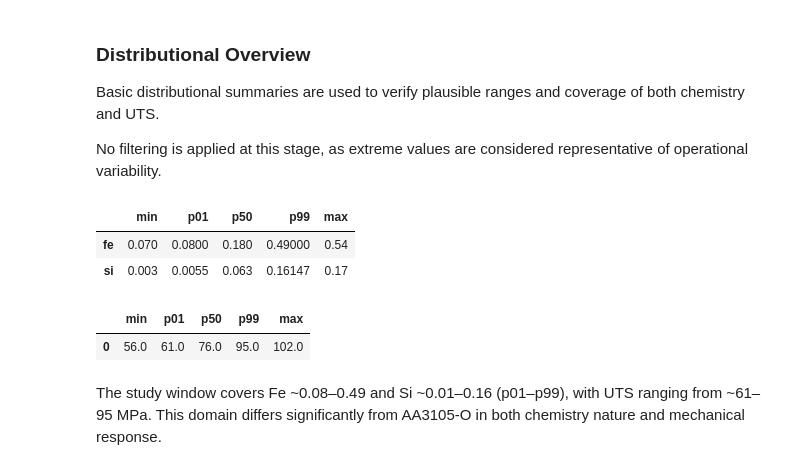
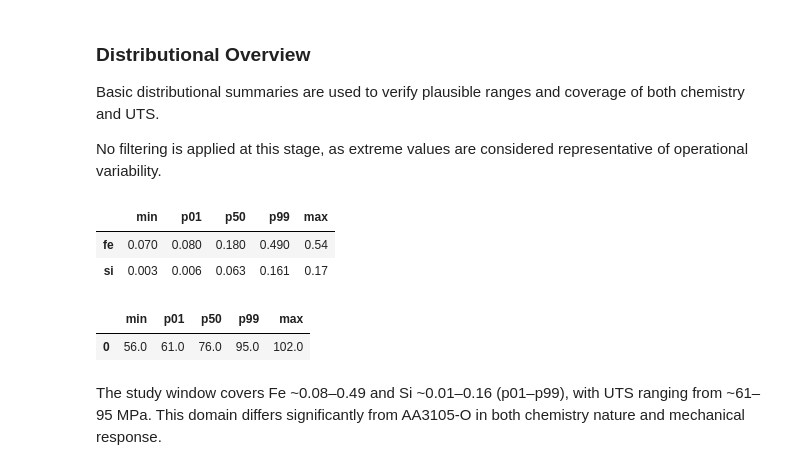
Before and after one commit to ivvza-io/sc03-chemistry-generalization-across-systems, a Jupyter notebook: notebooks/sc03_chemistry_generalization_across_systems.ipynb, the cells around one changed output. Drawn from its saved outputs; the diff is of its cells as text; code cells hidden in the pictures.

```diff
--- a/notebooks/sc03_chemistry_generalization_across_systems.ipynb
+++ b/notebooks/sc03_chemistry_generalization_across_systems.ipynb
@@ -123,12 +123,12 @@ Basic distributional summaries are used to verify plausible ranges and coverage
 
 No filtering is applied at this stage, as extreme values are considered representative of operational variability.
 # %%
-display(df_model[FEATURE_COLS].apply(q_summary).T)
+display(df_model[FEATURE_COLS].apply(q_summary).round(3).T)
 display(df_model[TARGET_COL].pipe(q_summary).to_frame().T)
 # %% [output]
 |  | min | p01 | p50 | p99 | max |
-| fe | 0.070 | 0.0800 | 0.180 | 0.49000 | 0.54 |
-| si | 0.003 | 0.0055 | 0.063 | 0.16147 | 0.17 |
+| fe | 0.070 | 0.080 | 0.180 | 0.490 | 0.54 |
+| si | 0.003 | 0.006 | 0.063 | 0.161 | 0.17 |
 |  | min | p01 | p50 | p99 | max |
 | 0 | 56.0 | 61.0 | 76.0 | 95.0 | 102.0 |
 # %% [markdown]
```
Also changed, not shown: parts of 1 cell of this notebook, 2 other files.
